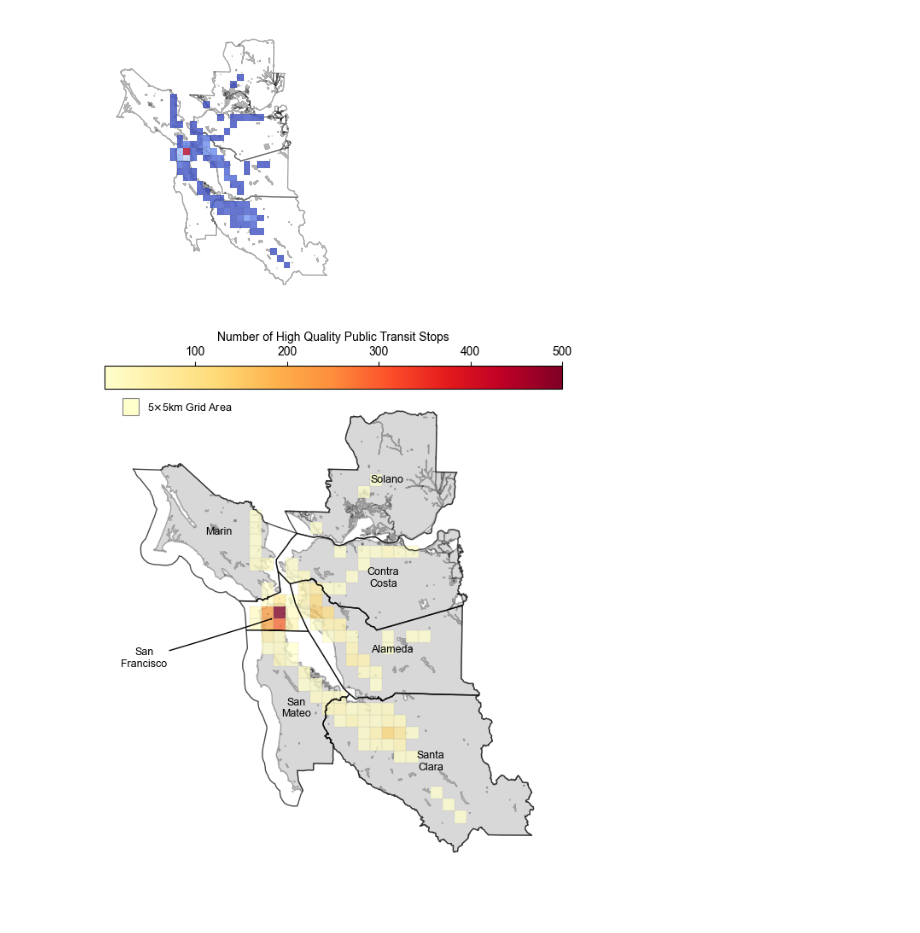
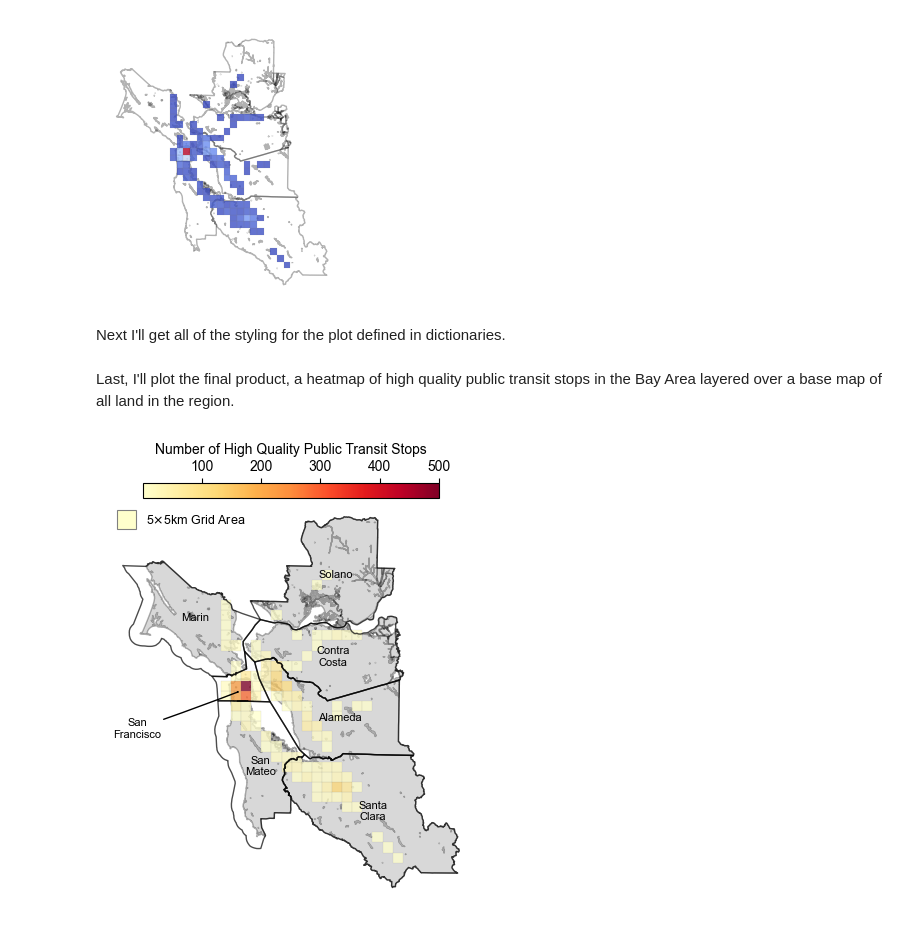
Before and after one commit to peter-amerkhanian/peter-amerkhanian.github.io, a Jupyter notebook: posts/geopandas_maps/index.ipynb, the cells around one changed output. Cells and saved outputs as stored; diff of their text form; code cells hidden in the pictures.

```diff
--- a/posts/geopandas_maps/index.ipynb
+++ b/posts/geopandas_maps/index.ipynb
@@ -421,13 +419,16 @@ def points_in_polygon(
     assert point_gdf.crs == polygon_gdf.crs, f"{point_gdf.crs} != {polygon_gdf.crs}"
     joined = point_gdf.sjoin(polygon_gdf, how="inner", predicate="within")
     if weight_var:
-        agg = joined.groupby(group_var)[weight_var].sum().to_frame(f"{weight_var}_sum")
+        agg = joined.groupby(group_var)[weight_var].sum().to_frame(
+            f"{weight_var}_sum")
         result = polygon_gdf.copy()
-        result = result.merge(agg, left_on=group_var, right_index=True, how="left")
+        result = result.merge(agg, left_on=group_var,
+                              right_index=True, how="left")
     else:
         counts = joined.groupby(group_var).size().to_frame("count")
         result = polygon_gdf.copy()
-        result = result.merge(counts, left_on=group_var, right_index=True, how="left")
+        result = result.merge(counts, left_on=group_var,
+                              right_index=True, how="left")
     return result
 # %% [markdown]
 You can see that the logic is based on spatially merging the points with the polygons based on whether points fall "within" polygons, then I group by the polygon identifier and count up how many points there are within each. When we run that with the transit stops and counties, we get the following, where NaN represents a county having no public transit stops.
@@ -654,7 +657,8 @@ def label_polygon(
         point = row["geometry"].centroid
         x, y = point.x, point.y
         if row[column] in adjust_list:
-            texts.append(ax.text(x, y, split_name_middle(row[column]), **text_kws))
+            texts.append(
+                ax.text(x, y, split_name_middle(row[column]), **text_kws))
         else:
             ax.text(x, y, split_name_middle(row[column]), **text_kws)
     adjust_text(texts, ax=ax, **adjust_kws)
@@ -1163,9 +1270,11 @@ fig.tight_layout()
 fig.savefig('thumbnail.png', bbox_inches='tight', dpi=300)
 # %% [output]
 [figure]
+# %% [markdown]
+Next I'll get all of the styling for the plot defined in dictionaries.
 # %%
 #| code-fold: true
-#| code-summary: "Plot Styling: `legend_cbar_kws`, `data_fill_kws`, `adjust_kws`, `text_kws`, `square_patch`"
+#| code-summary: "Plot Styling: `legend_cbar_kws`, `data_fill_kws`, `adjust_kws`, `text_kws`, `square_patch`, `legend_kws`"
 legend_cbar_kws = {
     "format": FuncFormatter(number_suffix_formatter),
     "shrink": 0.8,
@@ -1184,50 +1293,49 @@ adjust_kws = {
     },
 }
 data_fill_kws = {"alpha": .75, "cmap": new_cmap}
-text_kws = {"fontsize": 9, "ha": "center", "va": "center", "color": "black"}
+text_kws = {"fontsize": 8, "ha": "center", "va": "center", "color": "black"}
 square_patch = mpatches.Rectangle(
     (0, 0), 10, 10, facecolor=new_cmap.get_under(), edgecolor="grey", linewidth=0.8
 )
+legend_kws = {
+    'handles': [square_patch],
+    'labels': [rf"{int(cell_size/1000)}$\times${int(cell_size/1000)}km Grid Area"],
+    'loc': "upper left",
+    'frameon': False,
+    'fontsize': 9,
+    'handlelength': 1.5,
+    'handleheight': 2,
+}
+# %% [markdown]
+Last, I'll plot the final product, a heatmap of high quality public transit stops in the Bay Area layered over a base map of all land in the region.
 # %%
-
-fig, ax = plt.subplots(figsize=(7, 7))
+fig, ax = plt.subplots(figsize=(4, 6))
 bay_arrivals_hist.plot(
     column="count",
     ax=ax,
     **data_fill_kws,
     **borders_kws,
     vmax=500,
     legend=True,
     legend_kwds=legend_cbar_kws,
 )
 sf_bay_county_shapes_proj.plot(
     edgecolor="black", facecolor="none", linewidth=1, alpha=.7,
     ax=ax
 )
 bay_area_no_water_proj.plot(
     ax=ax, edgecolor="black", facecolor="grey", linewidth=1, alpha=0.3, zorder=-1
 )
 label_polygon(
     bay_area_no_water_proj,
     ax,
     "NAME",
-    adjust_list=[
-        "San Francisco"
-    ],
+    adjust_list=["San Francisco"],
     adjust_kws=adjust_kws,
     text_kws=text_kws,
 )
-
-ax.legend(
-    handles=[square_patch],
-    labels=[rf"{int(cell_size/1000)}$\times${int(cell_size/1000)}km Grid Area"],
-    loc="upper left",
-    frameon=False,
-    fontsize=9,
-    handlelength=1.5,
-    handleheight=2,
-)
+ax.legend(**legend_kws)
 ax.axis("off")
 fig.tight_layout()
 # %% [output]
-[figure, old version]
+[figure, new version]
```
Also changed, not shown: parts of 70 cells of this notebook, 18 other files.
